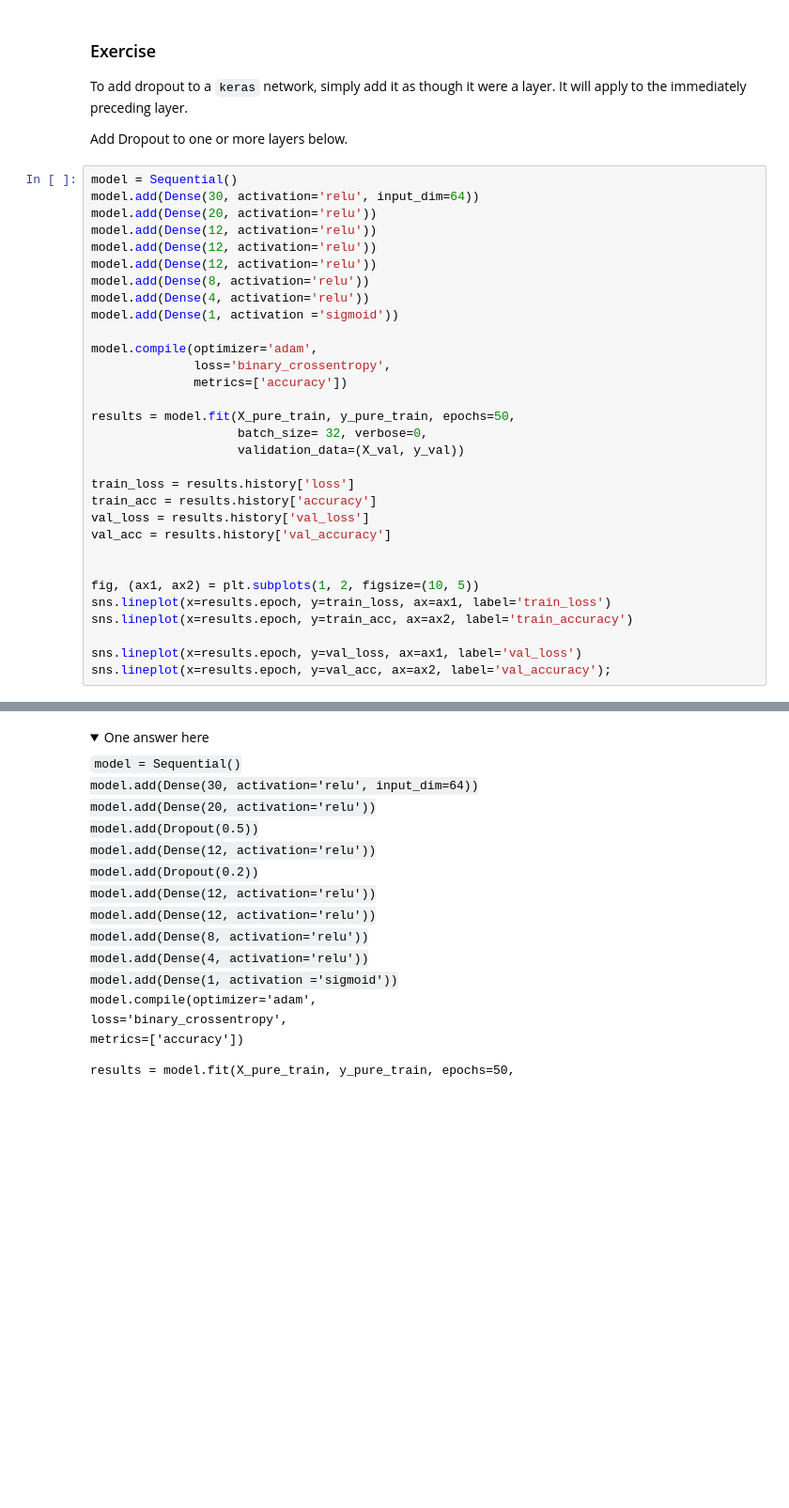
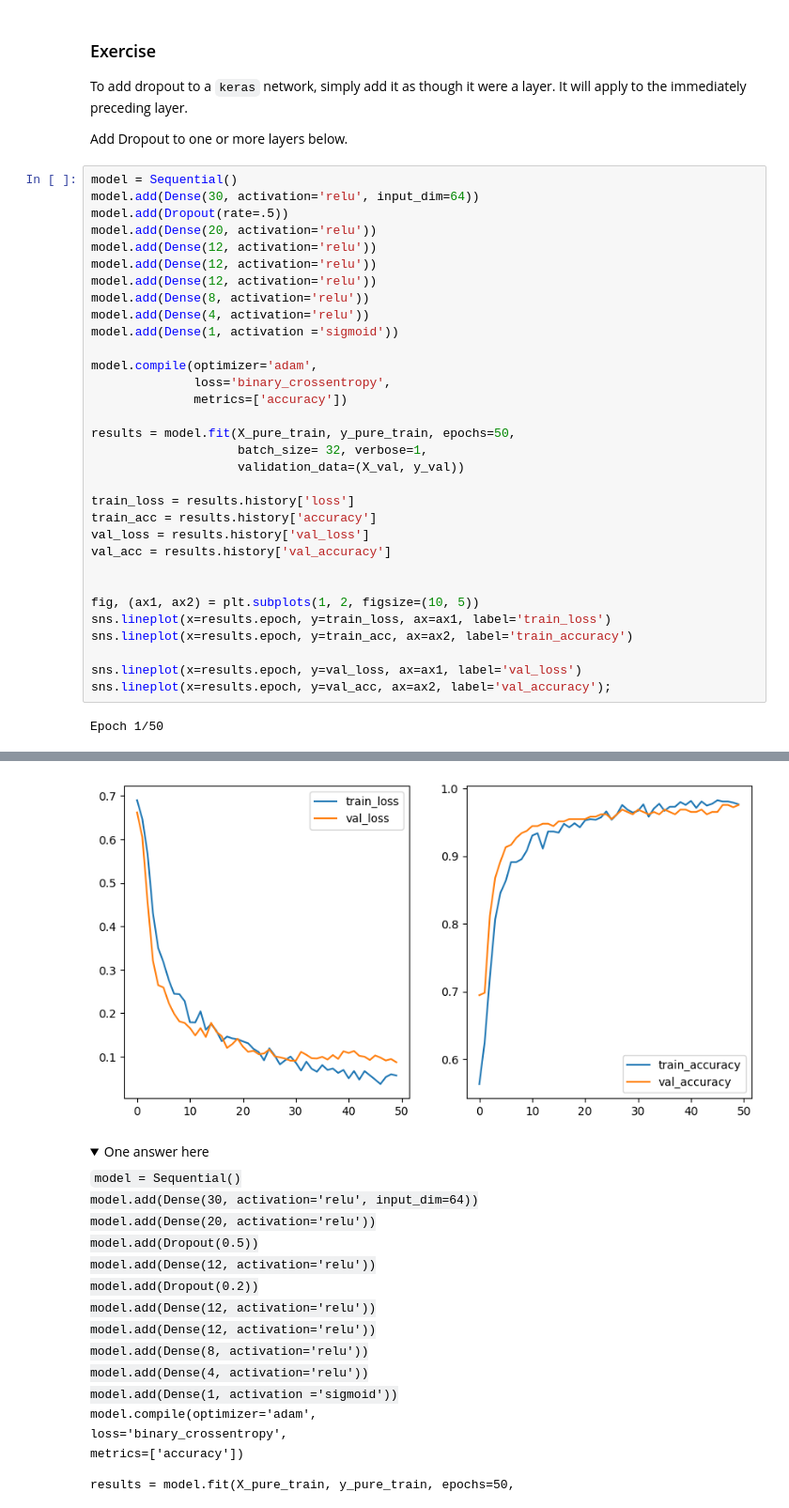
Before and after one commit to rbdaly16/NATL-DS-Live-062623, a Jupyter notebook: Phase4/Lectures/12_Network_Regularization_and_Evaluation.ipynb, the cells around one changed output, grey strips where cells are left out. Shown at 94% size. Cells and saved outputs as stored; diff of their text form; folded sections open; blank space fills up the shorter version.

```diff
--- a/Phase4/Lectures/12_Network_Regularization_and_Evaluation.ipynb
+++ b/Phase4/Lectures/12_Network_Regularization_and_Evaluation.ipynb
@@ -357,6 +553,7 @@ Add Dropout to one or more layers below.
 # %%
 model = Sequential()
 model.add(Dense(30, activation='relu', input_dim=64))
+model.add(Dropout(rate=.5))
 model.add(Dense(20, activation='relu'))
 model.add(Dense(12, activation='relu'))
 model.add(Dense(12, activation='relu'))
@@ -370,7 +567,7 @@ model.compile(optimizer='adam',
               metrics=['accuracy'])
 
 results = model.fit(X_pure_train, y_pure_train, epochs=50,
-                    batch_size= 32, verbose=0,
+                    batch_size= 32, verbose=1,
                     validation_data=(X_val, y_val))
 
 train_loss = results.history['loss']
@@ -385,3 +582,5 @@ sns.lineplot(x=results.epoch, y=train_acc, ax=ax2, label='train_accuracy')
 
 sns.lineplot(x=results.epoch, y=val_loss, ax=ax1, label='val_loss')
 sns.lineplot(x=results.epoch, y=val_acc, ax=ax2, label='val_accuracy');
+# %% [output]
+Epoch 1/50
@@ -388,3 +608,4 @@ sns.lineplot(x=results.epoch, y=val_acc, ax=ax2, label='val_accuracy');
+[figure, added]
 # %% [markdown]
 <details>
     <summary>One answer here</summary>
```
Also changed, not shown: parts of 30 cells of this notebook.
